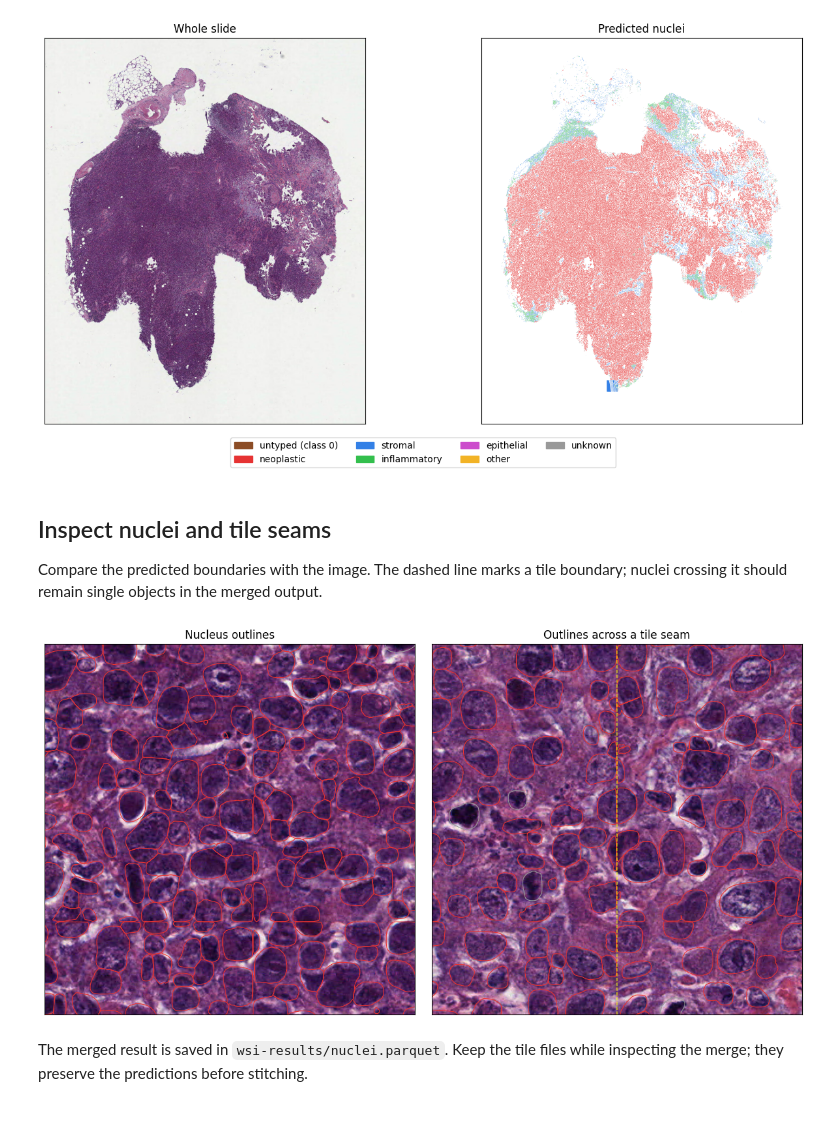
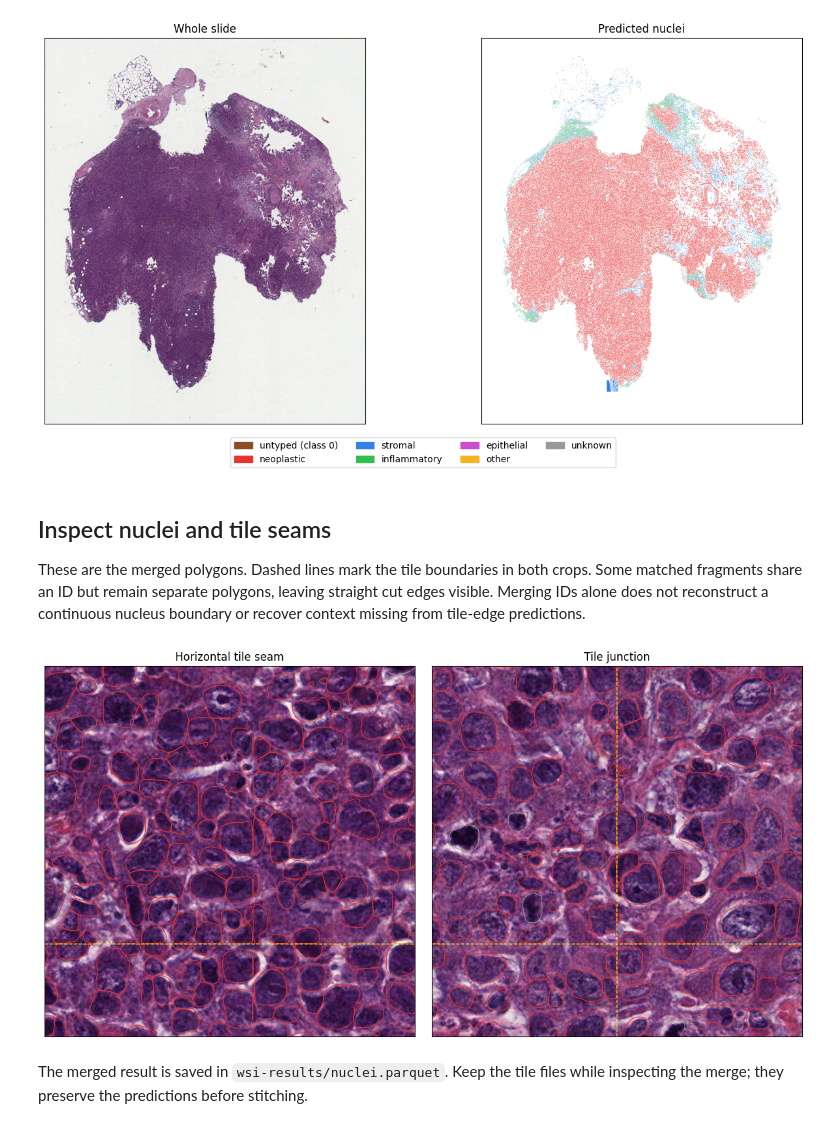
Before and after one commit to okunator/cellseg_models.pytorch, a Jupyter notebook: docs/tutorials/wsi.ipynb, the cells around one changed output. Drawn from its saved outputs; the diff is of its cells as text; code cells hidden in the pictures.

Commit message:
docs: clarify WSI seam artifacts and improve tile visibility

```diff
--- a/docs/tutorials/wsi.ipynb
+++ b/docs/tutorials/wsi.ipynb
@@ -230,36 +230,40 @@ plt.show()
 # %% [markdown]
 ## Inspect nuclei and tile seams
 
-Compare the predicted boundaries with the image. The dashed line marks a tile
-boundary; nuclei crossing it should remain single objects in the merged output.
+These are the merged polygons. Dashed lines mark the tile boundaries in both
+crops. Some matched fragments share an ID but remain separate polygons, leaving
+straight cut edges visible. Merging IDs alone does not reconstruct a continuous
+nucleus boundary or recover context missing from tile-edge predictions.
 # %%
 def plot_region(axis, bounds, title):
     x, y, width, height = bounds
     image = reader.read_region(bounds, level=0)
     axis.imshow(image, extent=(x, x + width, y + height, y))
 
     # Query only the polygons visible in this crop.
     indices = nuclei.sindex.query(
         box(x, y, x + width, y + height), predicate="intersects"
     )
     visible = nuclei.iloc[indices]
     visible.boundary.plot(
         ax=axis, color=class_palette[visible["class_name"].to_numpy()], linewidth=0.8
     )
     axis.set(
         xlim=(x, x + width), ylim=(y + height, y), xticks=[], yticks=[], title=title
     )
 
 
 regions = [(12000, 16000, 512, 512), (16128, 16000, 512, 512)]
 fig, axes = plt.subplots(1, 2, figsize=(12, 6))
-plot_region(axes[0], regions[0], "Nucleus outlines")
-plot_region(axes[1], regions[1], "Outlines across a tile seam")
+plot_region(axes[0], regions[0], "Horizontal tile seam")
+plot_region(axes[1], regions[1], "Tile junction")
+for axis in axes:
+    axis.axhline(16384, color="yellow", linestyle="--", linewidth=1)
 axes[1].axvline(16384, color="yellow", linestyle="--", linewidth=1)
 fig.tight_layout()
 plt.show()
 # %% [output]
-[figure, old version]
+[figure, new version]
 # %% [markdown]
 The merged result is saved in `wsi-results/nuclei.parquet`. Keep the tile files
 while inspecting the merge; they preserve the predictions before stitching.
```
Also changed, not shown: parts of 1 cell of this notebook, 1 other file.
